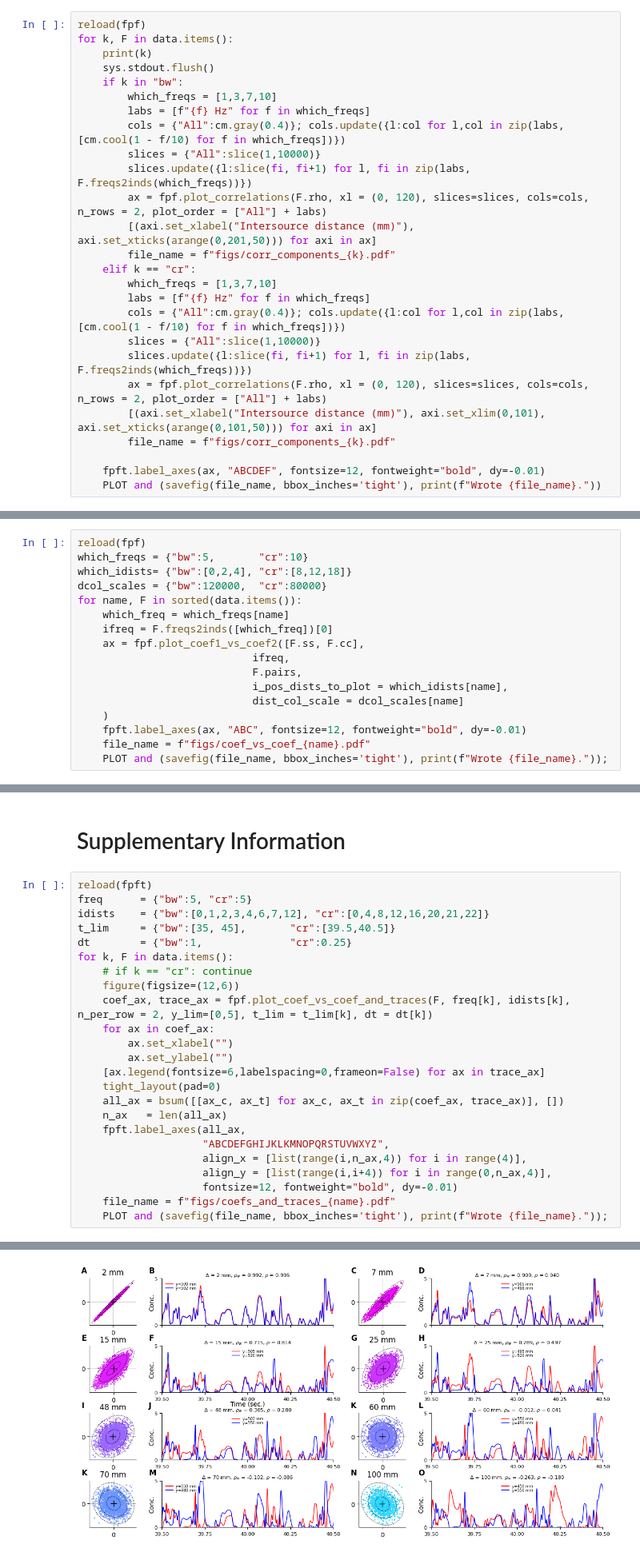
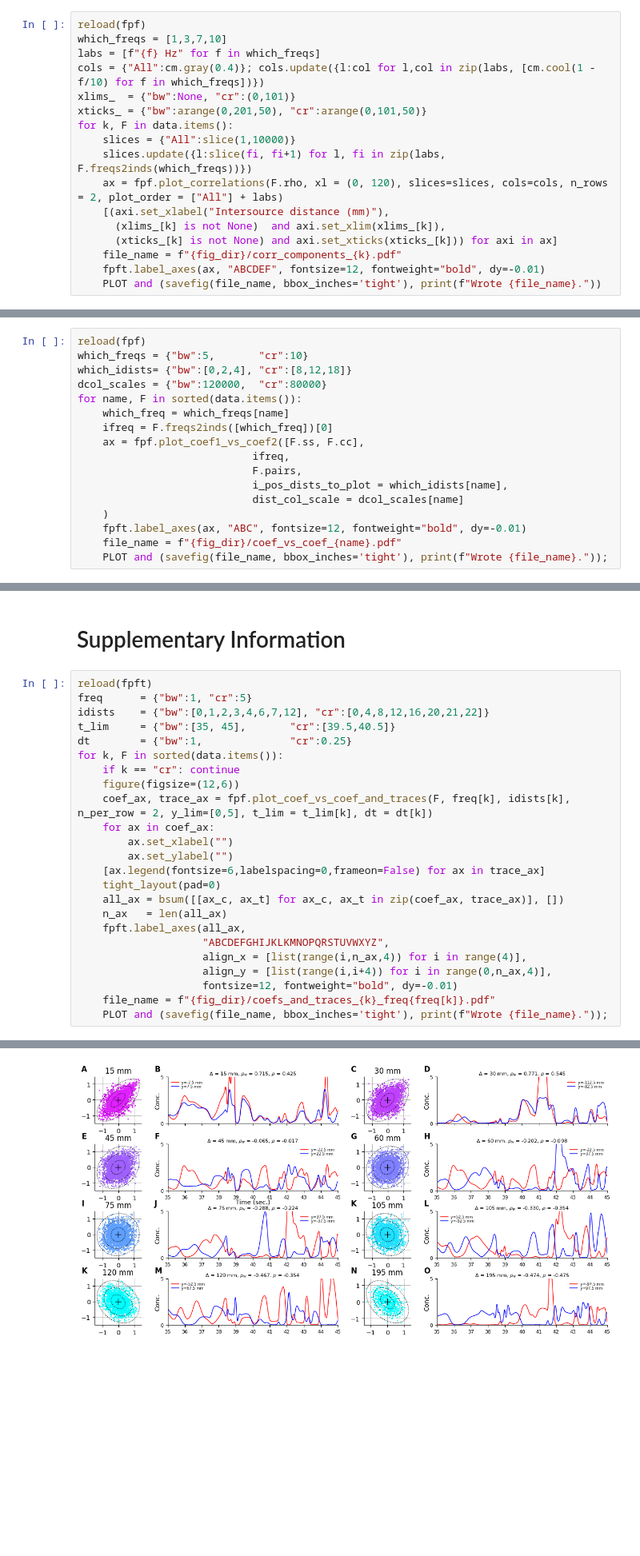
Before and after one commit to stootoon/fisher-plumes, a Jupyter notebook: make_figs.ipynb, the cells around one changed output, grey strips where cells are left out. Shown at 80% size. Saved outputs shown, nothing was run; the diff lists cells and outputs as text; blank space fills up the shorter version.

Commit message:
Made all plots iterate over k,F

```diff
--- a/make_figs.ipynb
+++ b/make_figs.ipynb
@@ -144,28 +173,19 @@ Wrote figs/plumes_demo_cr.pdf.
 # Figure showing the distribution of correlations
 # %%
 reload(fpf)
+which_freqs = [1,3,7,10]
+labs = [f"{f} Hz" for f in which_freqs]
+cols = {"All":cm.gray(0.4)}; cols.update({l:col for l,col in zip(labs, [cm.cool(1 - f/10) for f in which_freqs])})
+xlims_  = {"bw":None, "cr":(0,101)}
+xticks_ = {"bw":arange(0,201,50), "cr":arange(0,101,50)}
 for k, F in data.items():
-    print(k)
-    sys.stdout.flush()
-    if k in "bw":
-        which_freqs = [1,3,7,10]
-        labs = [f"{f} Hz" for f in which_freqs]
-        cols = {"All":cm.gray(0.4)}; cols.update({l:col for l,col in zip(labs, [cm.cool(1 - f/10) for f in which_freqs])})
-        slices = {"All":slice(1,10000)}
-        slices.update({l:slice(fi, fi+1) for l, fi in zip(labs, F.freqs2inds(which_freqs))})
-        ax = fpf.plot_correlations(F.rho, xl = (0, 120), slices=slices, cols=cols, n_rows = 2, plot_order = ["All"] + labs)
-        [(axi.set_xlabel("Intersource distance (mm)"), axi.set_xticks(arange(0,201,50))) for axi in ax]
-        file_name = f"figs/corr_components_{k}.pdf"
-    elif k == "cr":
-        which_freqs = [1,3,7,10]
-        labs = [f"{f} Hz" for f in which_freqs]
-        cols = {"All":cm.gray(0.4)}; cols.update({l:col for l,col in zip(labs, [cm.cool(1 - f/10) for f in which_freqs])})
-        slices = {"All":slice(1,10000)}
-        slices.update({l:slice(fi, fi+1) for l, fi in zip(labs, F.freqs2inds(which_freqs))})
-        ax = fpf.plot_correlations(F.rho, xl = (0, 120), slices=slices, cols=cols, n_rows = 2, plot_order = ["All"] + labs)
-        [(axi.set_xlabel("Intersource distance (mm)"), axi.set_xlim(0,101), axi.set_xticks(arange(0,101,50))) for axi in ax]
-        file_name = f"figs/corr_components_{k}.pdf"
-
+    slices = {"All":slice(1,10000)}
+    slices.update({l:slice(fi, fi+1) for l, fi in zip(labs, F.freqs2inds(which_freqs))})
+    ax = fpf.plot_correlations(F.rho, xl = (0, 120), slices=slices, cols=cols, n_rows = 2, plot_order = ["All"] + labs)
+    [(axi.set_xlabel("Intersource distance (mm)"),
+      (xlims_[k] is not None)  and axi.set_xlim(xlims_[k]),
+      (xticks_[k] is not None) and axi.set_xticks(xticks_[k])) for axi in ax]
+    file_name = f"{fig_dir}/corr_components_{k}.pdf"
     fpft.label_axes(ax, "ABCDEF", fontsize=12, fontweight="bold", dy=-0.01)
     PLOT and (savefig(file_name, bbox_inches='tight'), print(f"Wrote {file_name}."))
 # %% [output]
@@ -192,6 +210,6 @@ for name, F in sorted(data.items()):
                             dist_col_scale = dcol_scales[name]
     )
     fpft.label_axes(ax, "ABC", fontsize=12, fontweight="bold", dy=-0.01)
-    file_name = f"figs/coef_vs_coef_{name}.pdf"
+    file_name = f"{fig_dir}/coef_vs_coef_{name}.pdf"
     PLOT and (savefig(file_name, bbox_inches='tight'), print(f"Wrote {file_name}."));
 # %% [output]
@@ -203,12 +221,12 @@ Wrote figs/coef_vs_coef_cr.pdf.
 # Supplementary Information
 # %%
 reload(fpft)
-freq      = {"bw":5, "cr":5}
+freq      = {"bw":1, "cr":5}
 idists    = {"bw":[0,1,2,3,4,6,7,12], "cr":[0,4,8,12,16,20,21,22]}
 t_lim     = {"bw":[35, 45],       "cr":[39.5,40.5]}
 dt        = {"bw":1,              "cr":0.25}
-for k, F in data.items():
-    # if k == "cr": continue
+for k, F in sorted(data.items()):
+    if k == "cr": continue
     figure(figsize=(12,6))
     coef_ax, trace_ax = fpf.plot_coef_vs_coef_and_traces(F, freq[k], idists[k], n_per_row = 2, y_lim=[0,5], t_lim = t_lim[k], dt = dt[k])
     for ax in coef_ax:
@@ -223,6 +241,6 @@ for k, F in data.items():
                     align_x = [list(range(i,n_ax,4)) for i in range(4)],
                     align_y = [list(range(i,i+4)) for i in range(0,n_ax,4)],
                     fontsize=12, fontweight="bold", dy=-0.01)
-    file_name = f"figs/coefs_and_traces_{name}.pdf"
+    file_name = f"{fig_dir}/coefs_and_traces_{k}_freq{freq[k]}.pdf"
     PLOT and (savefig(file_name, bbox_inches='tight'), print(f"Wrote {file_name}."));
 # %% [output]
@@ -231,2 +248,2 @@ Wrote figs/coefs_and_traces_cr.pdf.
 <Figure size 800x300 with 0 Axes>
-[figure, old version]
+[figure, new version]
```
Also changed, not shown: parts of 12 cells of this notebook.
